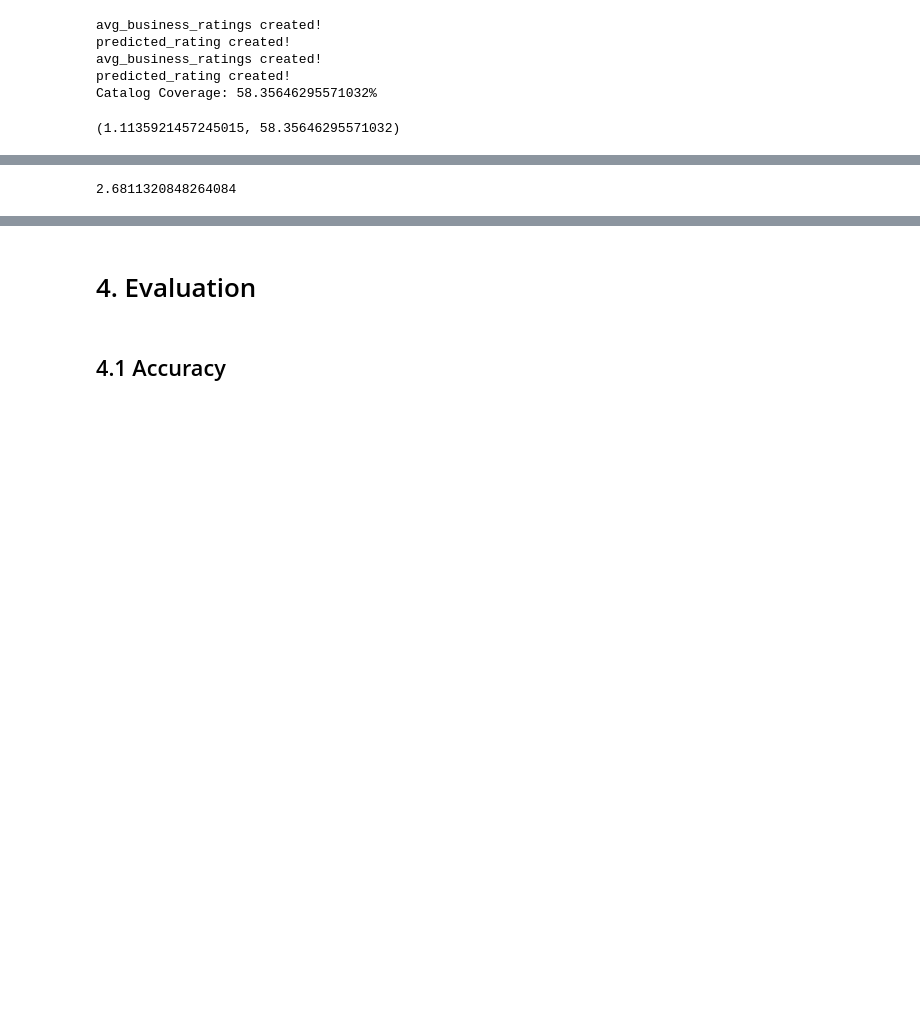
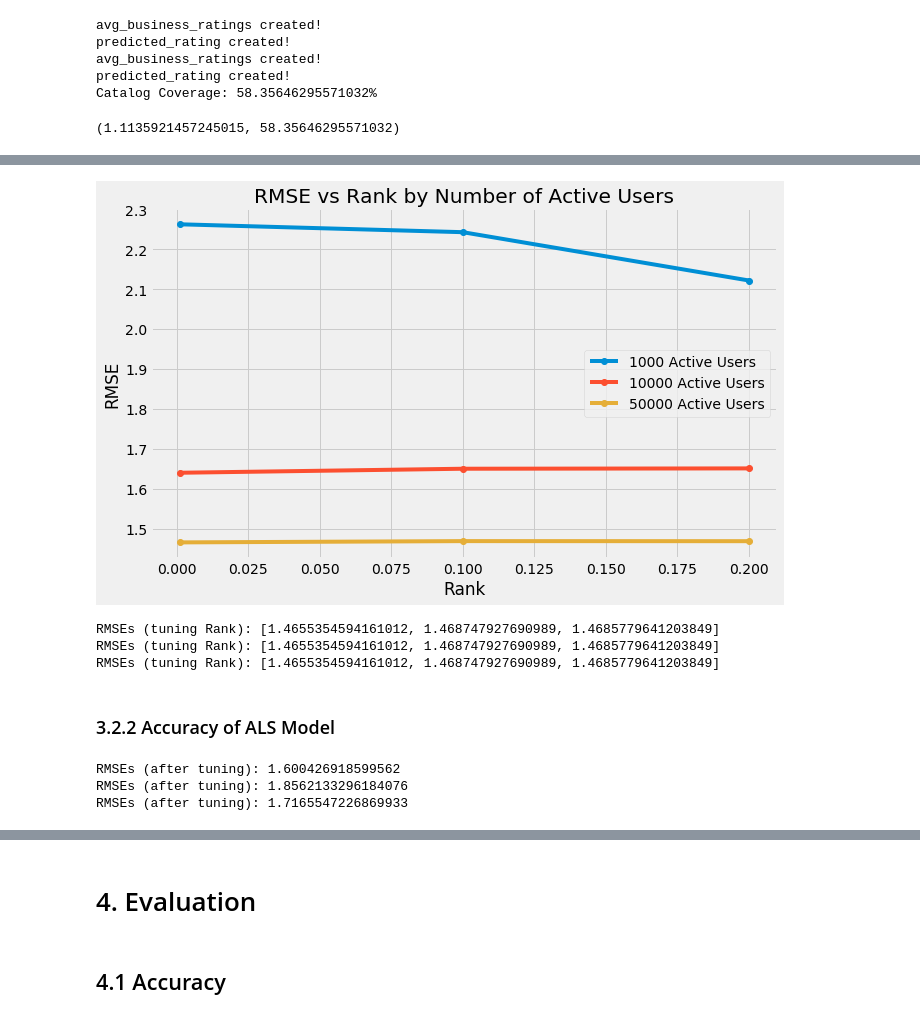
Before and after one commit to thisismeg/personalization-final-project, a Jupyter notebook: final_report.ipynb, the cells around one changed output, grey strips where cells are left out. Cells and saved outputs as stored; diff of their text form; code cells hidden in the pictures; blank space fills up the shorter version.

```diff
--- a/final_report.ipynb
+++ b/final_report.ipynb
@@ -526,16 +579,40 @@ cv_rank.avgMetrics
+# %%
+plot_rmse_vs_param(cv_ranks, reg_list, 'Rank')
+# %% [output]
+[figure, added]
 # %%
 best_rank = 20
 # %%
 # Final model
 als = ALS(regParam=best_reg, rank=best_rank, maxIter=5, userCol="numeric_user_id", itemCol="numeric_business_id", ratingCol="rating",
           coldStartStrategy="drop", nonnegative= True)
-final_model = als.fit(all_sample_spark_dfs_train[0])
+
+
+final_models = []
+for i in range(3):
+    final_model = als.fit(all_sample_spark_dfs_train[i])
+    final_models.append(final_model)
+    print('RMSEs (tuning Rank):', cv_rank.avgMetrics)
+# %% [output]
+RMSEs (tuning Rank): [1.4655354594161012, 1.468747927690989, 1.4685779641203849]
+RMSEs (tuning Rank): [1.4655354594161012, 1.468747927690989, 1.4685779641203849]
+RMSEs (tuning Rank): [1.4655354594161012, 1.468747927690989, 1.4685779641203849]
+# %% [markdown]
+### 3.2.2 Accuracy of ALS Model  <a class="anchor" id="3-2-2"></a>
 # %%
 evaluator = RegressionEvaluator(metricName="rmse", labelCol="rating", predictionCol="prediction")
 
-final_predictions_test = final_model.transform(all_sample_spark_dfs_test[0])
-rmse = evaluator.evaluate(final_predictions_test)
+final_rmses = []
+final_predictions_tests = []
+for i in range(3):
+    final_predictions_test = final_model.transform(all_sample_spark_dfs_test[i])
+    final_predictions_tests.append(final_predictions_test)
+
+    final_rmse = evaluator.evaluate(final_predictions_test)
+    final_rmses.append(final_rmse)
+
+    print('RMSEs (after tuning):', final_rmse)
+# %% [output]
+RMSEs (after tuning): 1.600426918599562
+RMSEs (after tuning): 1.8562133296184076
+RMSEs (after tuning): 1.7165547226869933
-# %%
-rmse
-# %% [output]
-2.6811320848264084
```
Also changed, not shown: parts of 27 cells of this notebook.
